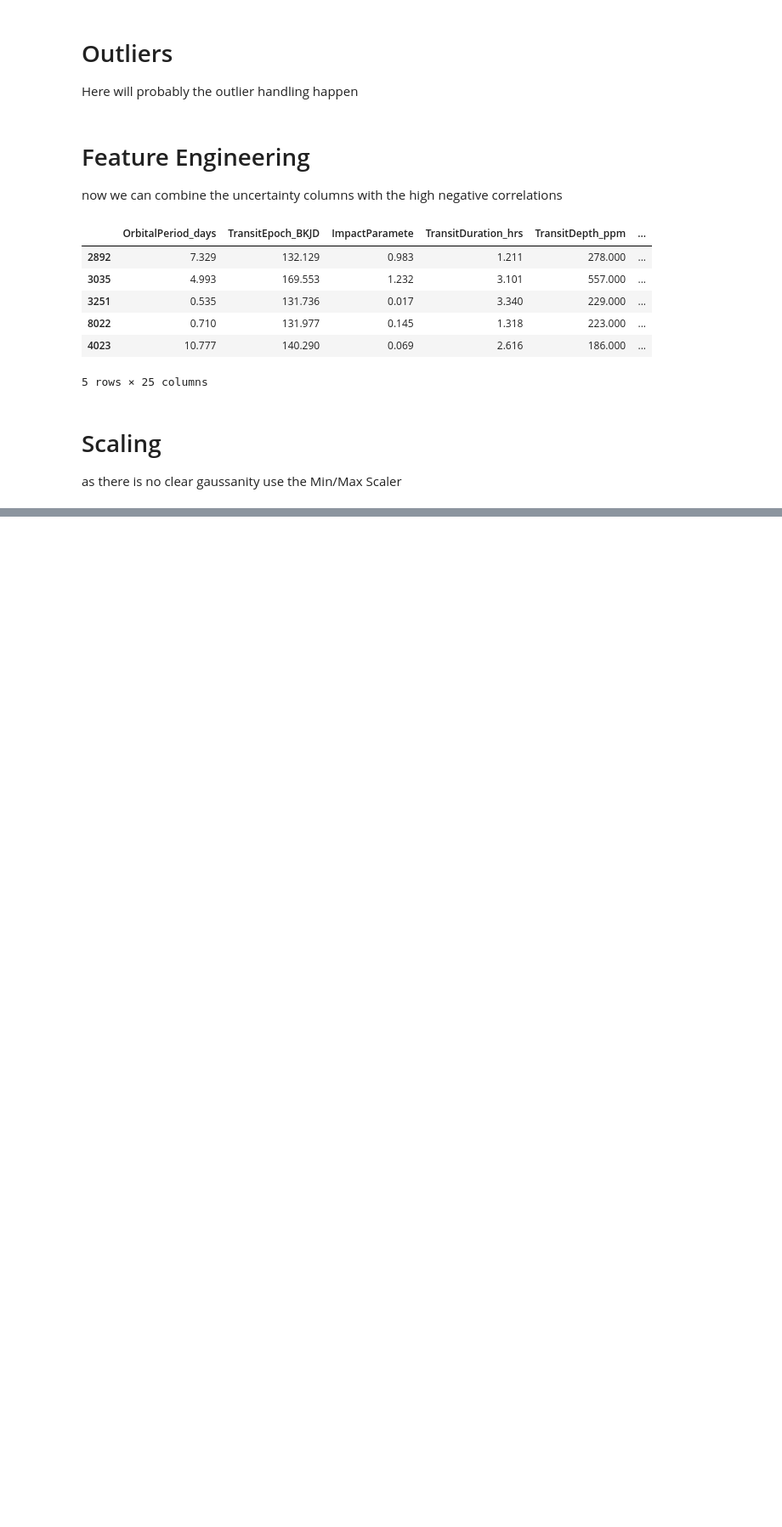
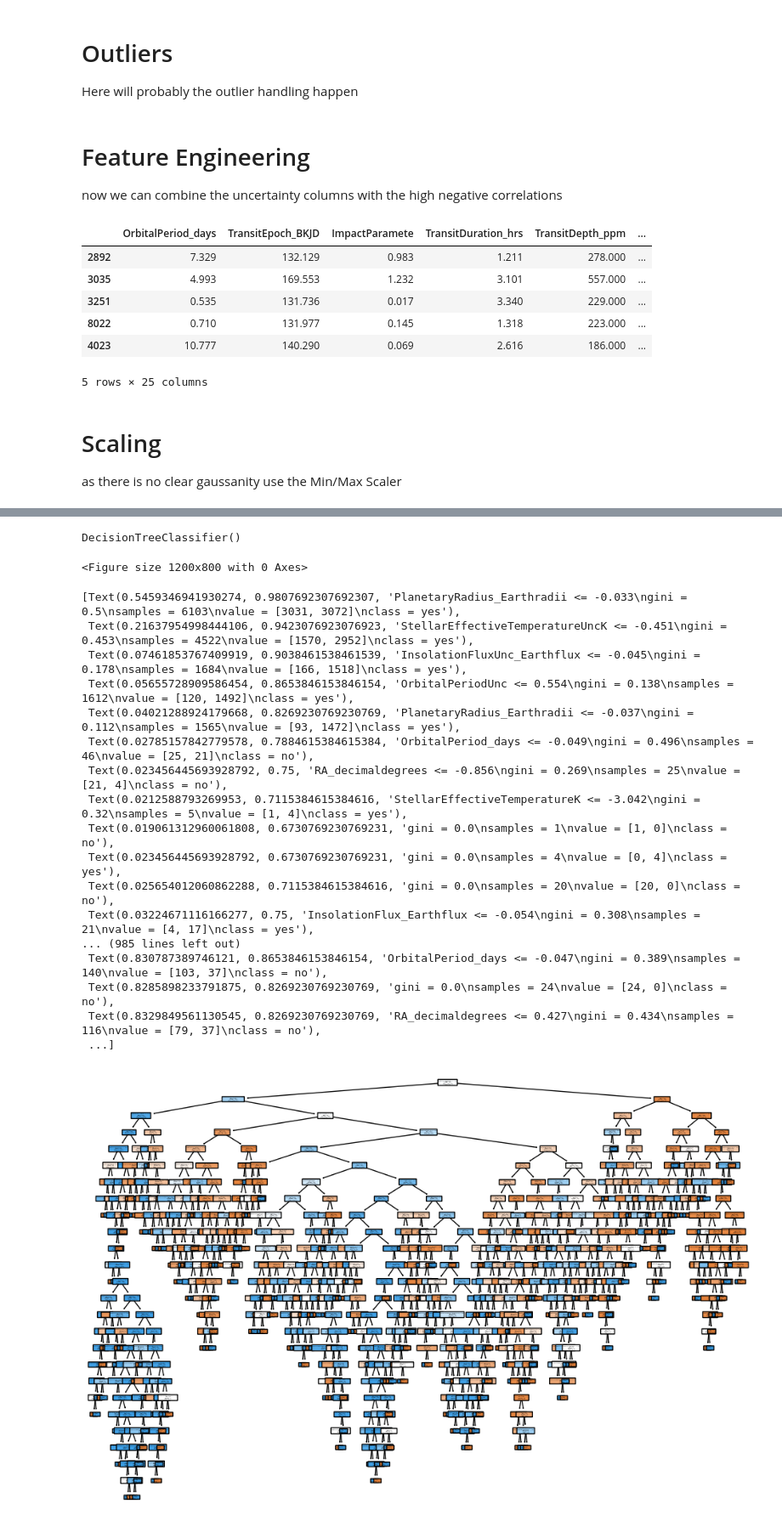
Before and after one commit to jezu1/ML_NASAProject, a Jupyter notebook: RF_DT_train_test.ipynb, the cells around one changed output, grey strips where cells are left out. Shown at 85% size. Saved outputs shown, nothing was run; the diff lists cells and outputs as text; code cells hidden in the pictures; blank space fills up the shorter version.

```diff
--- a/RF_DT_train_test.ipynb
+++ b/RF_DT_train_test.ipynb
@@ -471,0 +524,42 @@ X_test, y_test, _ = scaling(X_test,y_test,scaler)
+# %%
+from sklearn.tree import DecisionTreeClassifier, plot_tree
+import matplotlib.pyplot as plt
+
+# Create and fit the decision tree model
+clf = DecisionTreeClassifier()
+clf.fit(X_train, y_train)
+
+
+# Visualize the decision tree
+plt.figure(figsize=(12, 8))
+plot_tree(clf, filled=True, rounded=True, feature_names=[ 'OrbitalPeriod_days', 'TransitEpoch_BKJD', 'ImpactParamete', 'TransitDuration_hrs',
+    'TransitDepth_ppm', 'PlanetaryRadius_Earthradii', 'EquilibriumTemperatureK',
+    'InsolationFlux_Earthflux', 'TransitSignal-to-Nois', 'StellarEffectiveTemperatureK',
+    'StellarSurfaceGravity_log10(cm/s**2)', 'StellarRadius_Solarradii', 'RA_decimaldegrees',
+    'Dec_decimaldegrees', 'Kepler-band_mag', 'OrbitalPeriodUnc', 'TransitEpochUnc',
+    'ImpactParameterUnc', 'TransitDurationUnc_hrs', 'TransitDepthUnc_ppm',
+    'PlanetaryRadiusUnc_Earthradii', 'InsolationFluxUnc_Earthflux',
+    'StellarEffectiveTemperatureUncK', 'StellarSurfaceGravityUnc_log10(cm/s**2)',
+    'StellarRadiusUnc_Solarradii'], class_names=['no', 'yes'])
+plt.show()
+# %% [output]
+DecisionTreeClassifier()
+<Figure size 1200x800 with 0 Axes>
+[Text(0.5459346941930274, 0.9807692307692307, 'PlanetaryRadius_Earthradii <= -0.033\ngini = 0.5\nsamples = 6103\nvalue = [3031, 3072]\nclass = yes'),
+ Text(0.21637954998444106, 0.9423076923076923, 'StellarEffectiveTemperatureUncK <= -0.451\ngini = 0.453\nsamples = 4522\nvalue = [1570, 2952]\nclass = yes'),
+ Text(0.07461853767409919, 0.9038461538461539, 'InsolationFluxUnc_Earthflux <= -0.045\ngini = 0.178\nsamples = 1684\nvalue = [166, 1518]\nclass = yes'),
+ Text(0.05655728909586454, 0.8653846153846154, 'OrbitalPeriodUnc <= 0.554\ngini = 0.138\nsamples = 1612\nvalue = [120, 1492]\nclass = yes'),
+ Text(0.04021288924179668, 0.8269230769230769, 'PlanetaryRadius_Earthradii <= -0.037\ngini = 0.112\nsamples = 1565\nvalue = [93, 1472]\nclass = yes'),
+ Text(0.02785157842779578, 0.7884615384615384, 'OrbitalPeriod_days <= -0.049\ngini = 0.496\nsamples = 46\nvalue = [25, 21]\nclass = no'),
+ Text(0.023456445693928792, 0.75, 'RA_decimaldegrees <= -0.856\ngini = 0.269\nsamples = 25\nvalue = [21, 4]\nclass = no'),
+ Text(0.0212588793269953, 0.7115384615384616, 'StellarEffectiveTemperatureK <= -3.042\ngini = 0.32\nsamples = 5\nvalue = [1, 4]\nclass = yes'),
+ Text(0.019061312960061808, 0.6730769230769231, 'gini = 0.0\nsamples = 1\nvalue = [1, 0]\nclass = no'),
+ Text(0.023456445693928792, 0.6730769230769231, 'gini = 0.0\nsamples = 4\nvalue = [0, 4]\nclass = yes'),
+ Text(0.025654012060862288, 0.7115384615384616, 'gini = 0.0\nsamples = 20\nvalue = [20, 0]\nclass = no'),
+ Text(0.03224671116166277, 0.75, 'InsolationFlux_Earthflux <= -0.054\ngini = 0.308\nsamples = 21\nvalue = [4, 17]\nclass = yes'),
+... (985 lines left out)
+ Text(0.830787389746121, 0.8653846153846154, 'OrbitalPeriod_days <= -0.047\ngini = 0.389\nsamples = 140\nvalue = [103, 37]\nclass = no'),
+ Text(0.8285898233791875, 0.8269230769230769, 'gini = 0.0\nsamples = 24\nvalue = [24, 0]\nclass = no'),
+ Text(0.8329849561130545, 0.8269230769230769, 'RA_decimaldegrees <= 0.427\ngini = 0.434\nsamples = 116\nvalue = [79, 37]\nclass = no'),
+ ...]
+[figure, added]
```
Also changed, not shown: parts of 13 cells of this notebook.
